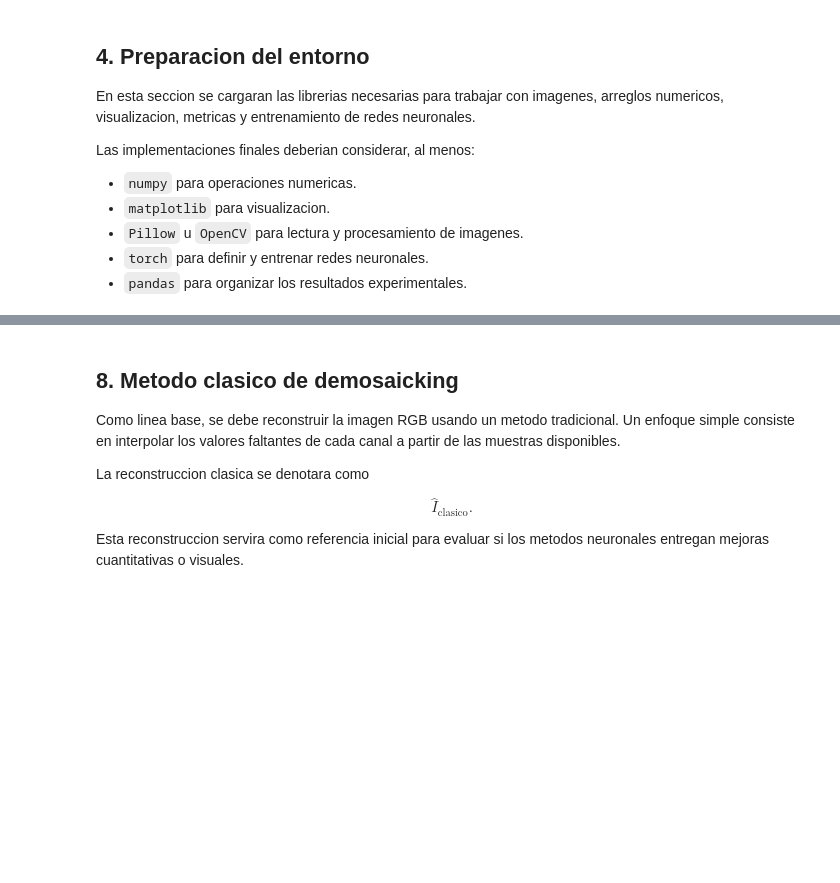
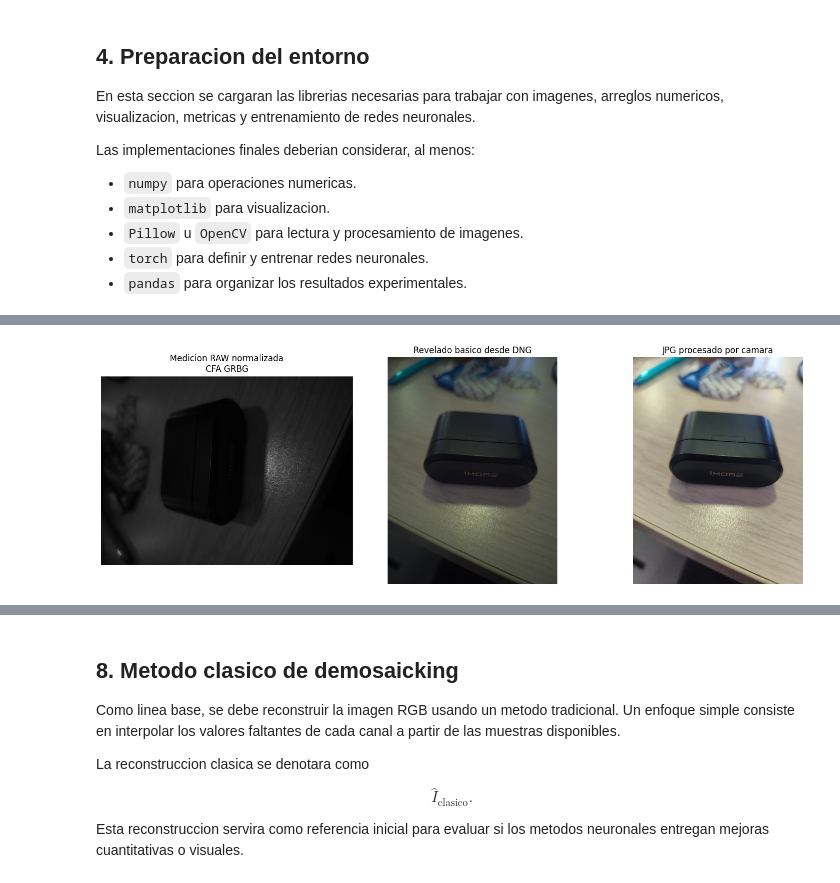
Before and after one commit to fralfaro/inf449-portafolio, a Jupyter notebook: tareas/tarea-02/homework2.ipynb, the cells around one changed output, grey strips where cells are left out. Saved outputs shown, nothing was run; the diff lists cells and outputs as text; code cells hidden in the pictures; blank space fills up the shorter version.

```diff
--- a/tareas/tarea-02/homework2.ipynb
+++ b/tareas/tarea-02/homework2.ipynb
@@ -140,0 +225,27 @@ La seccion de carga de `bursts_0006.dng`, `bursts_0006.tiff` y `bursts_0006.jpg`
+# %%
+raw_norm = raw_mosaic_full
+
+# Se usa una version reducida para que la visualizacion sea liviana en Colab.
+max_side = 1200
+scale_raw = max(raw_norm.shape) / max_side
+scale_jpg = max(jpg_ref.shape[:2]) / max_side
+step_raw = max(1, int(np.ceil(scale_raw)))
+step_jpg = max(1, int(np.ceil(scale_jpg)))
+
+fig, axes = plt.subplots(1, 3, figsize=(15, 5))
+axes[0].imshow(raw_norm[::step_raw, ::step_raw], cmap="gray")
+axes[0].set_title(f"Medicion RAW normalizada\nCFA {bayer_pattern}")
+axes[0].axis("off")
+
+axes[1].imshow(rgb_from_raw[::step_raw, ::step_raw])
+axes[1].set_title("Revelado basico desde DNG")
+axes[1].axis("off")
+
+axes[2].imshow(jpg_ref[::step_jpg, ::step_jpg])
+axes[2].set_title("JPG procesado por camara")
+axes[2].axis("off")
+
+plt.tight_layout()
+plt.show()
+# %% [output]
+[figure, added]
```
Also changed, not shown: parts of 23 cells of this notebook, 2 other files.
